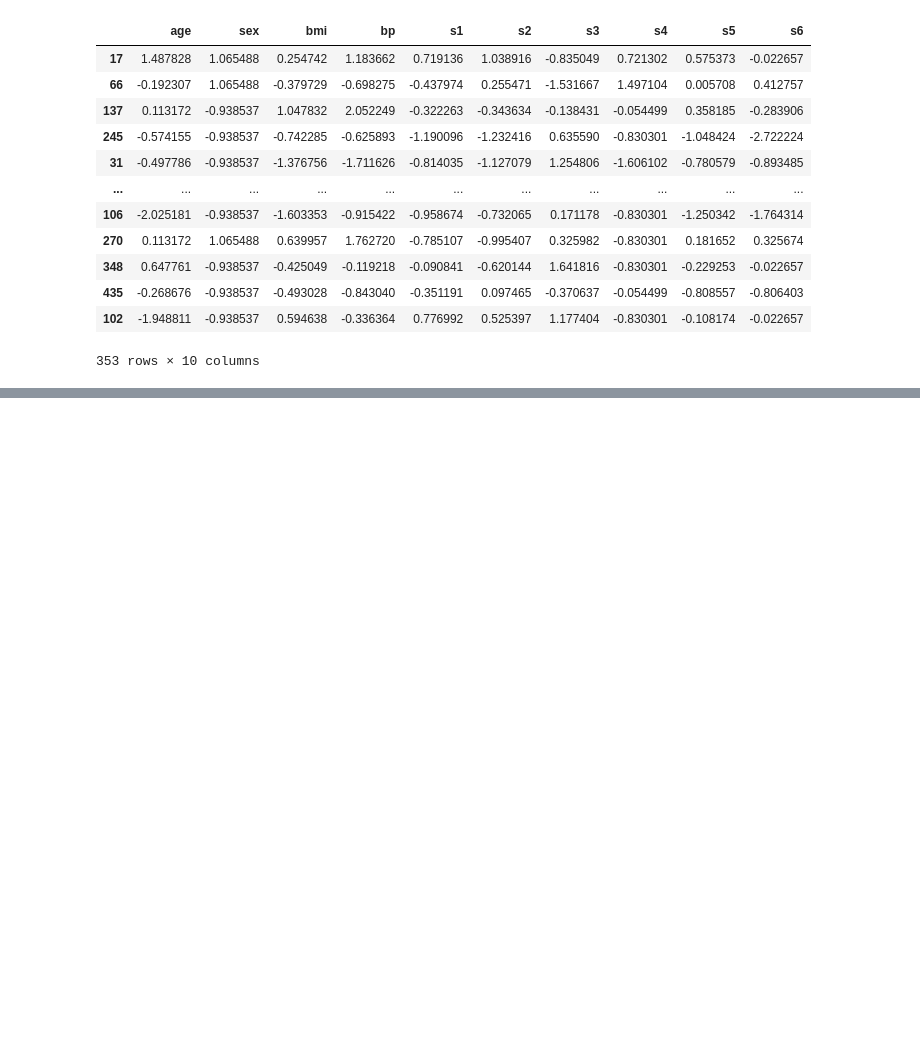
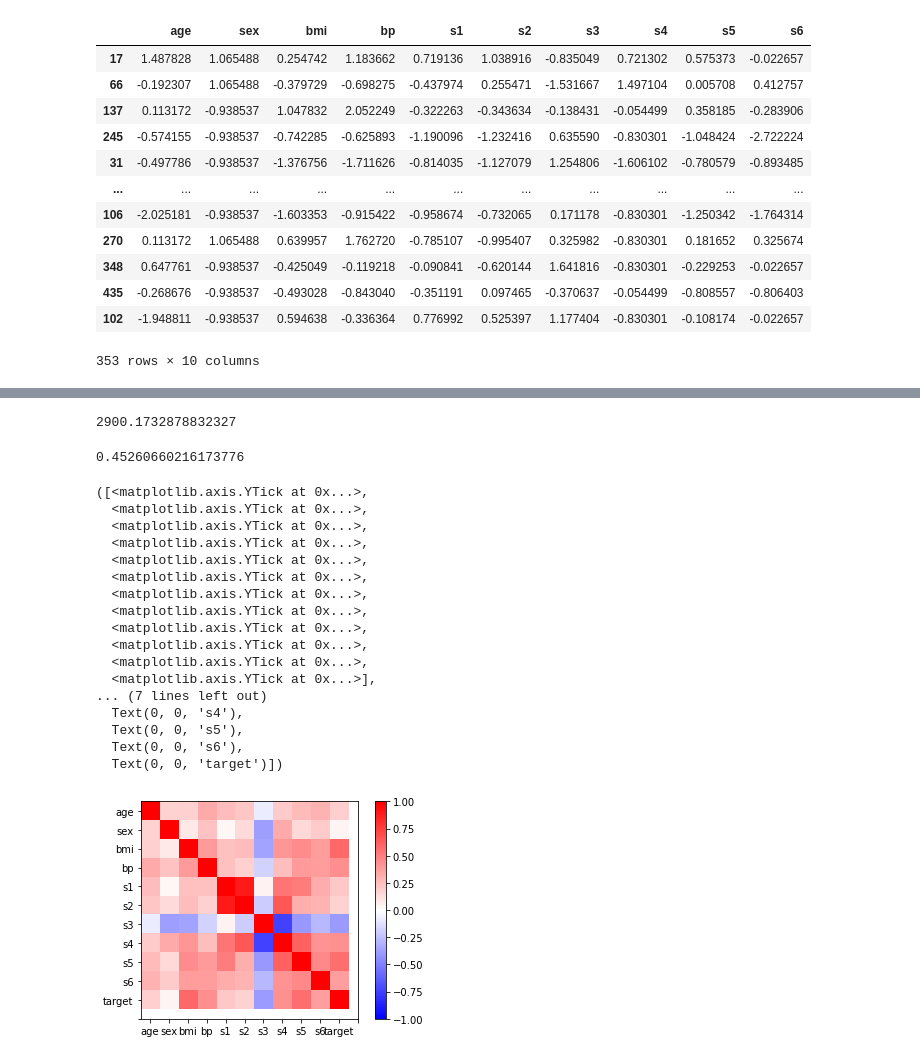
Before and after one commit to apd2599/Training_2021_CIRCUIT, a Jupyter notebook: Scikit-Learn_Dataset/Diabetes_Dataset.ipynb, the cells around one changed output, grey strips where cells are left out. Saved outputs shown, nothing was run; the diff lists cells and outputs as text; code cells hidden in the pictures; blank space fills up the shorter version.

Commit message:
Plot correlation heat map

```diff
--- a/Scikit-Learn_Dataset/Diabetes_Dataset.ipynb
+++ b/Scikit-Learn_Dataset/Diabetes_Dataset.ipynb
@@ -117,5 +121,5 @@ Xdf.columns
 # %% [output]
 Index(['age', 'sex', 'bmi', 'bp', 's1', 's2', 's3', 's4', 's5', 's6'], dtype='object')
 # %%
-ys = ys.cumsum()
-ys.plot()
+#ys = ys.cumsum()
+#ys.plot()
@@ -244,0 +279,36 @@ print(y_test)
+# %%
+print(mean_squared_error(y_test, ypred))
+#print(precision_score(y_test, ypred))
+#print(recall_score(y_test, ypred))
+# %% [output]
+2900.1732878832327
+# %%
+r2_score(y_test, ypred)
+# %% [output]
+0.45260660216173776
+# %%
+#Create the correlation table
+Xdf['target'] = ys
+plt.imshow(Xdf.corr(), cmap='bwr', vmin=-1, vmax=1)
+plt.colorbar()
+plt.xticks(np.arange(0, 12, 1), Xdf.columns)
+plt.yticks(np.arange(0, 12, 1), Xdf.columns)
+# %% [output]
+([<matplotlib.axis.YTick at 0x...>,
+  <matplotlib.axis.YTick at 0x...>,
+  <matplotlib.axis.YTick at 0x...>,
+  <matplotlib.axis.YTick at 0x...>,
+  <matplotlib.axis.YTick at 0x...>,
+  <matplotlib.axis.YTick at 0x...>,
+  <matplotlib.axis.YTick at 0x...>,
+  <matplotlib.axis.YTick at 0x...>,
+  <matplotlib.axis.YTick at 0x...>,
+  <matplotlib.axis.YTick at 0x...>,
+  <matplotlib.axis.YTick at 0x...>,
+  <matplotlib.axis.YTick at 0x...>],
+... (7 lines left out)
+  Text(0, 0, 's4'),
+  Text(0, 0, 's5'),
+  Text(0, 0, 's6'),
+  Text(0, 0, 'target')])
+[figure, added]
```
Also changed, not shown: parts of 12 cells of this notebook.
